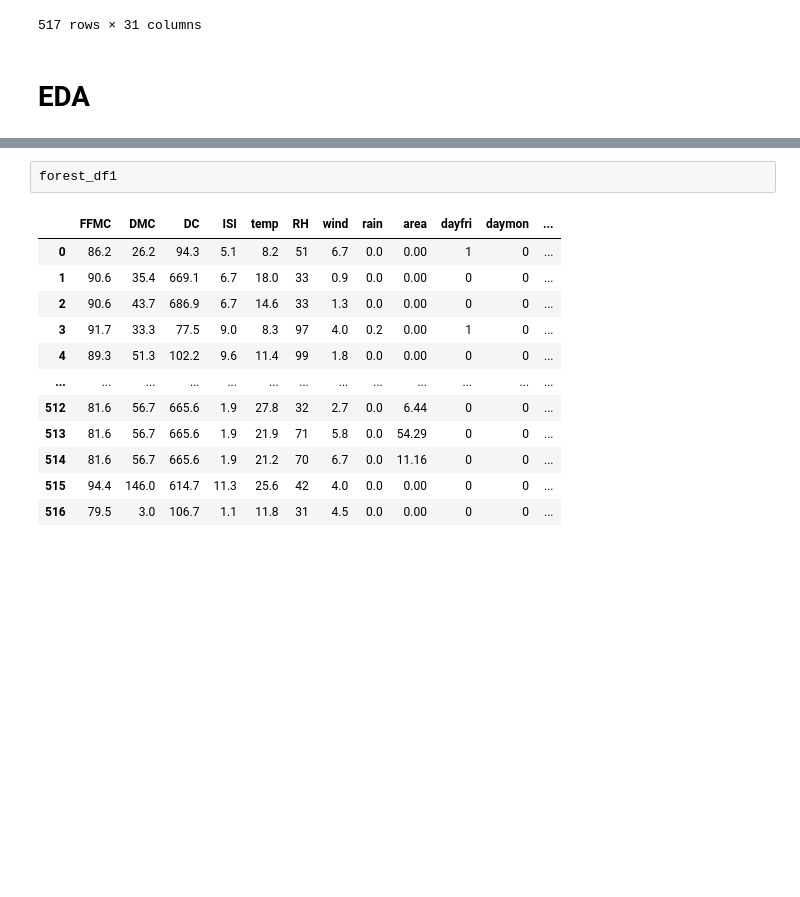
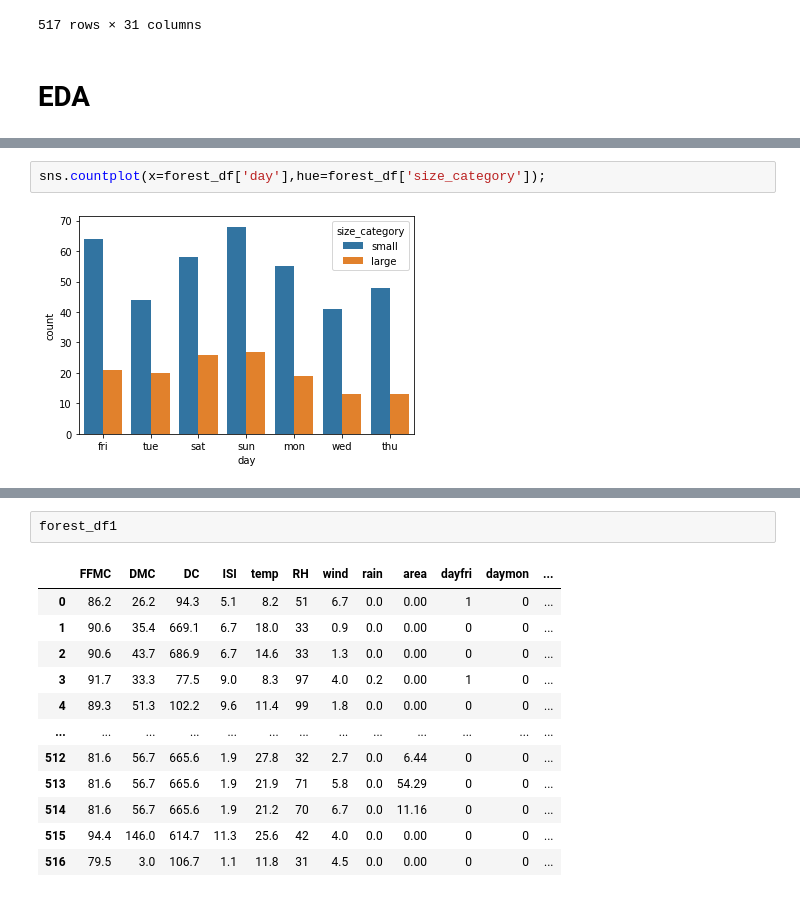
Before and after one commit to RiteshopShrivastava/Support_Vector_Machine, a Jupyter notebook: Assignment_SVM_Forestfires.ipynb, the cells around one changed output, grey strips where cells are left out. Drawn from its saved outputs; the diff is of its cells as text; blank space fills up the shorter version.

```diff
--- a/Assignment_SVM_Forestfires.ipynb
+++ b/Assignment_SVM_Forestfires.ipynb
@@ -54,0 +60,4 @@ forest_df
+# %%
+sns.countplot(x=forest_df['day'],hue=forest_df['size_category']);
+# %% [output]
+[figure, added]
```
Also changed, not shown: parts of 16 cells of this notebook.
